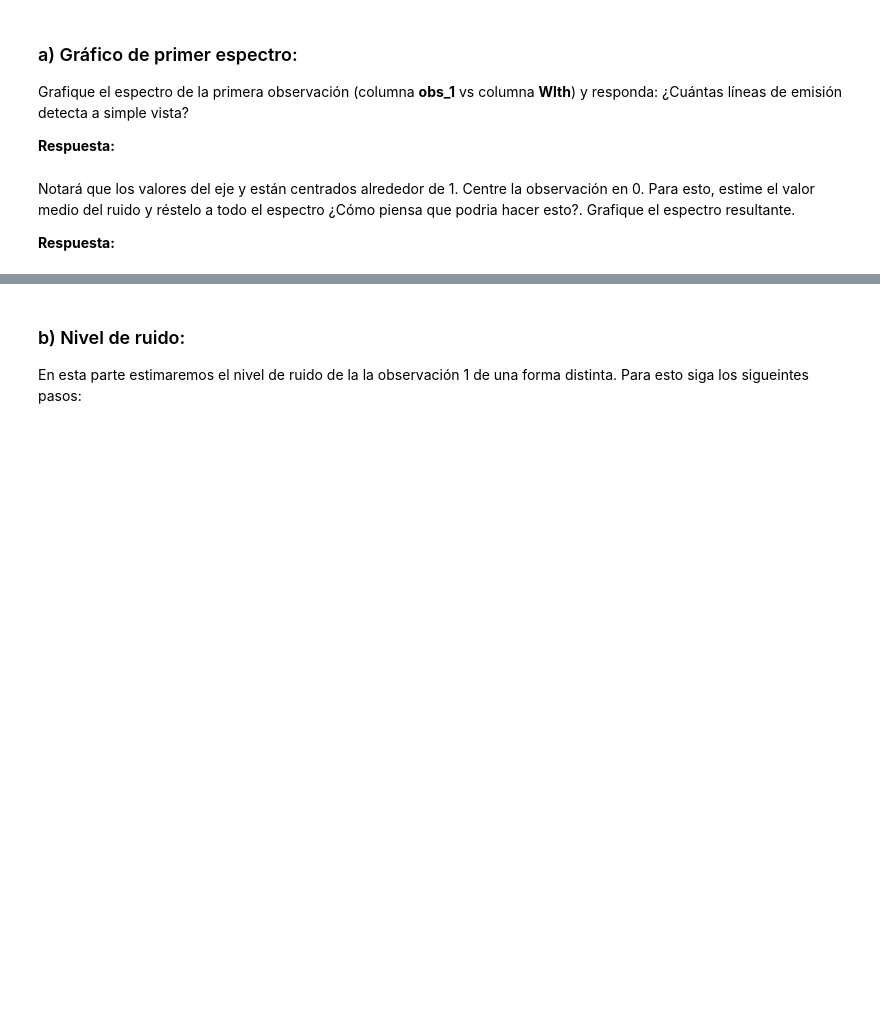
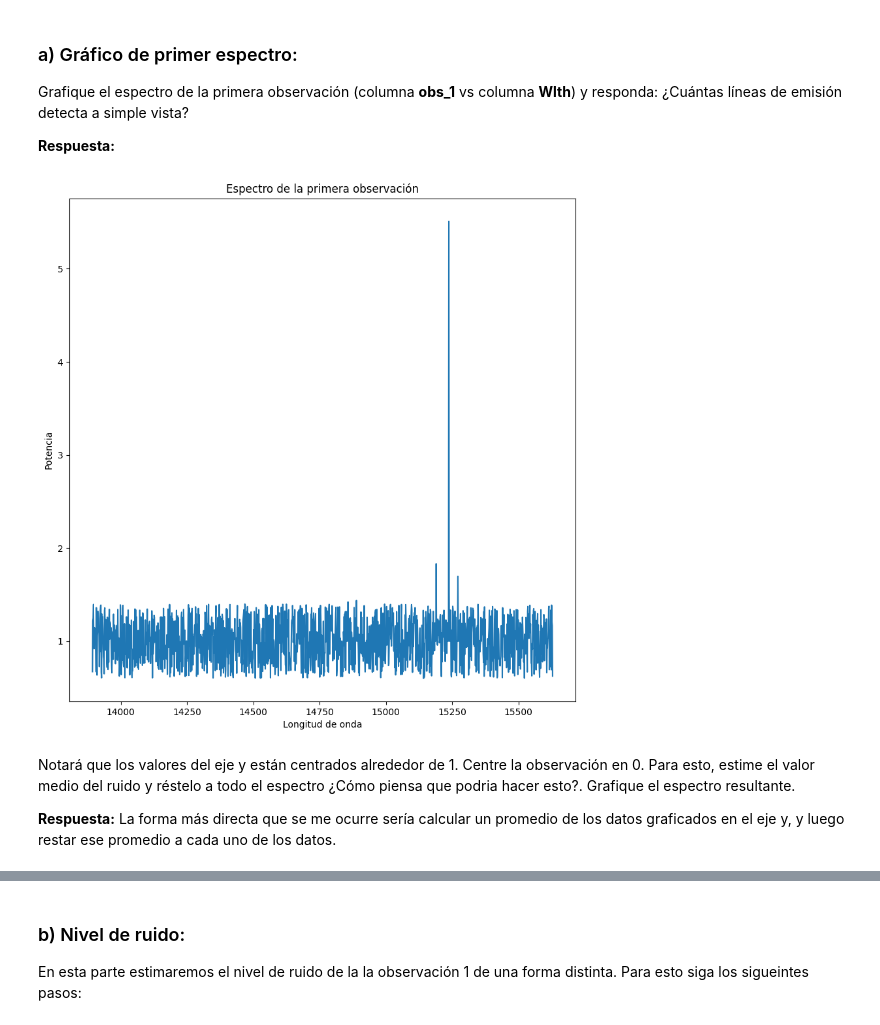
Before and after one commit to CrushinAngel/Tarea-2, a Jupyter notebook: Tarea2.ipynb, the cells around one changed output, grey strips where cells are left out. Cells and saved outputs as stored; diff of their text form; code cells hidden in the pictures; blank space fills up the shorter version.

```diff
--- a/Tarea2.ipynb
+++ b/Tarea2.ipynb
@@ -239,4 +237,16 @@ Grafique el espectro de la primera observación (columna **obs_1** vs columna **
+# %%
+# Grafique aquí
+plt.figure(figsize=(10, 10))
+
+plt.plot(data['Wlth'], data['obs_1'])
+
+plt.xlabel('Longitud de onda')
+plt.ylabel('Potencia')
+plt.title('Espectro de la primera observación')
+plt.show()
+# %% [output]
+[figure, added]
 # %% [markdown]
 Notará que los valores del eje y están centrados alrededor de 1. Centre la observación en 0. Para esto, estime el valor medio del ruido y réstelo a todo el espectro ¿Cómo piensa que podria hacer esto?. Grafique el espectro resultante.
 
-**Respuesta:**
+**Respuesta:** La forma más directa que se me ocurre sería calcular un promedio de los datos graficados en el eje y, y luego restar ese promedio a cada uno de los datos.
```
Also changed, not shown: parts of 8 cells of this notebook.
